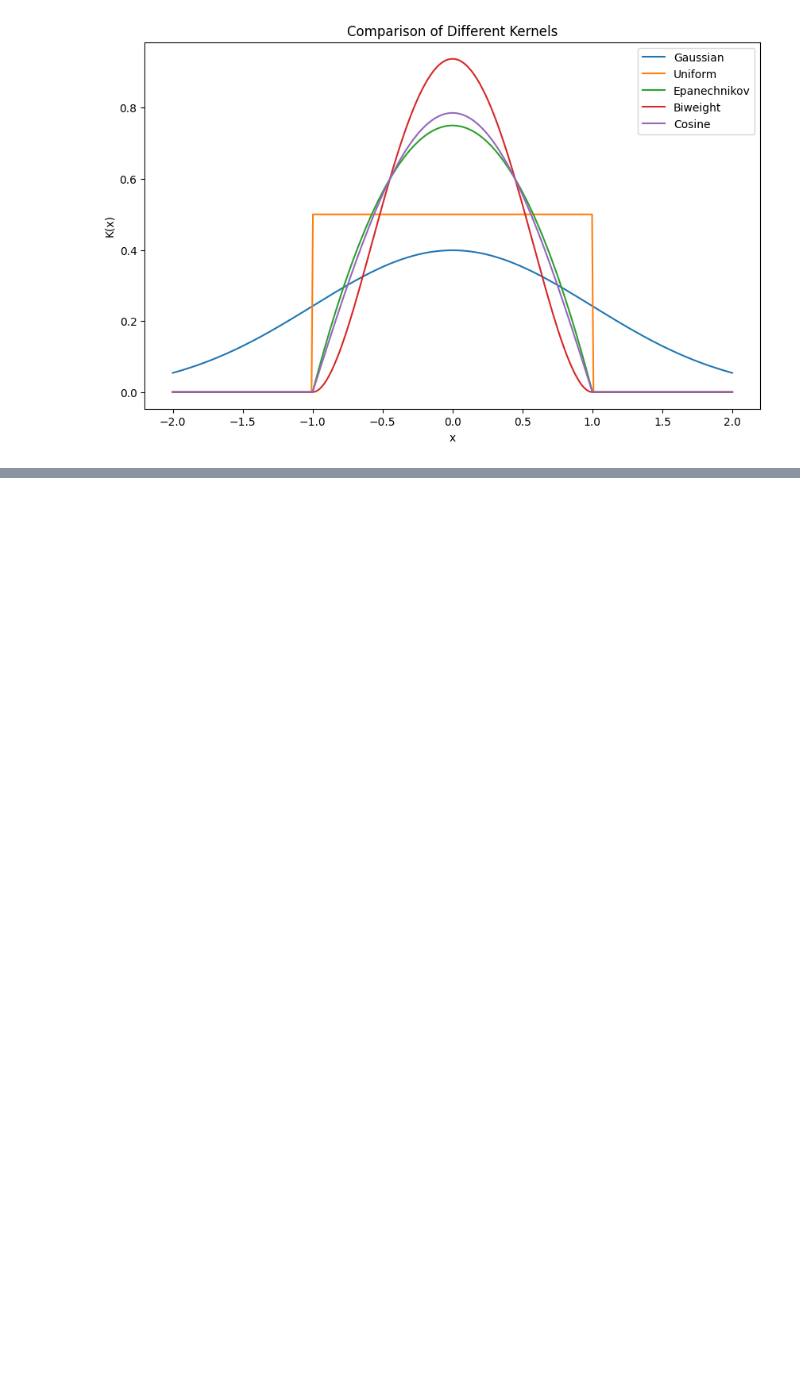
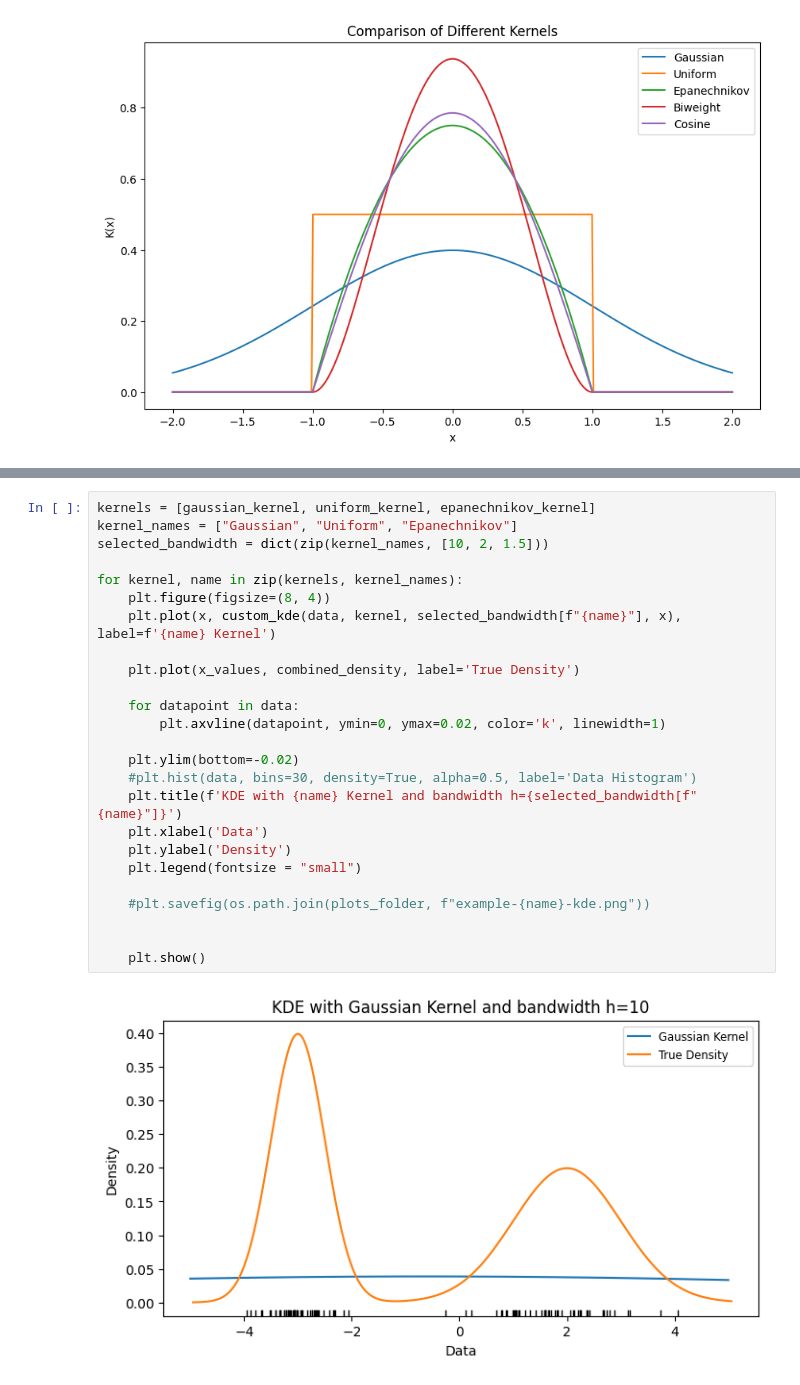
Before and after one commit to abalone88/nonparam-stats-proj, a Jupyter notebook: code/chp2-nonparam-density/univariate-kernels.ipynb, the cells around one changed output, grey strips where cells are left out. Drawn from its saved outputs; the diff is of its cells as text; blank space fills up the shorter version.

```diff
--- a/code/chp2-nonparam-density/univariate-kernels.ipynb
+++ b/code/chp2-nonparam-density/univariate-kernels.ipynb
@@ -236,0 +267,27 @@ for kernel, name in zip(kernels, kernel_names):
+# %%
+kernels = [gaussian_kernel, uniform_kernel, epanechnikov_kernel]
+kernel_names = ["Gaussian", "Uniform", "Epanechnikov"]
+selected_bandwidth = dict(zip(kernel_names, [10, 2, 1.5]))
+
+for kernel, name in zip(kernels, kernel_names):
+    plt.figure(figsize=(8, 4))
+    plt.plot(x, custom_kde(data, kernel, selected_bandwidth[f"{name}"], x), label=f'{name} Kernel')
+
+    plt.plot(x_values, combined_density, label='True Density')
+
+    for datapoint in data:
+        plt.axvline(datapoint, ymin=0, ymax=0.02, color='k', linewidth=1)
+
+    plt.ylim(bottom=-0.02)
+    #plt.hist(data, bins=30, density=True, alpha=0.5, label='Data Histogram')
+    plt.title(f'KDE with {name} Kernel and bandwidth h={selected_bandwidth[f"{name}"]}')
+    plt.xlabel('Data')
+    plt.ylabel('Density')
+    plt.legend(fontsize = "small")
+
+    #plt.savefig(os.path.join(plots_folder, f"example-{name}-kde.png"))
+
+
+    plt.show()
+# %% [output]
+[figure, added]
```
Also changed, not shown: parts of 5 cells of this notebook.
